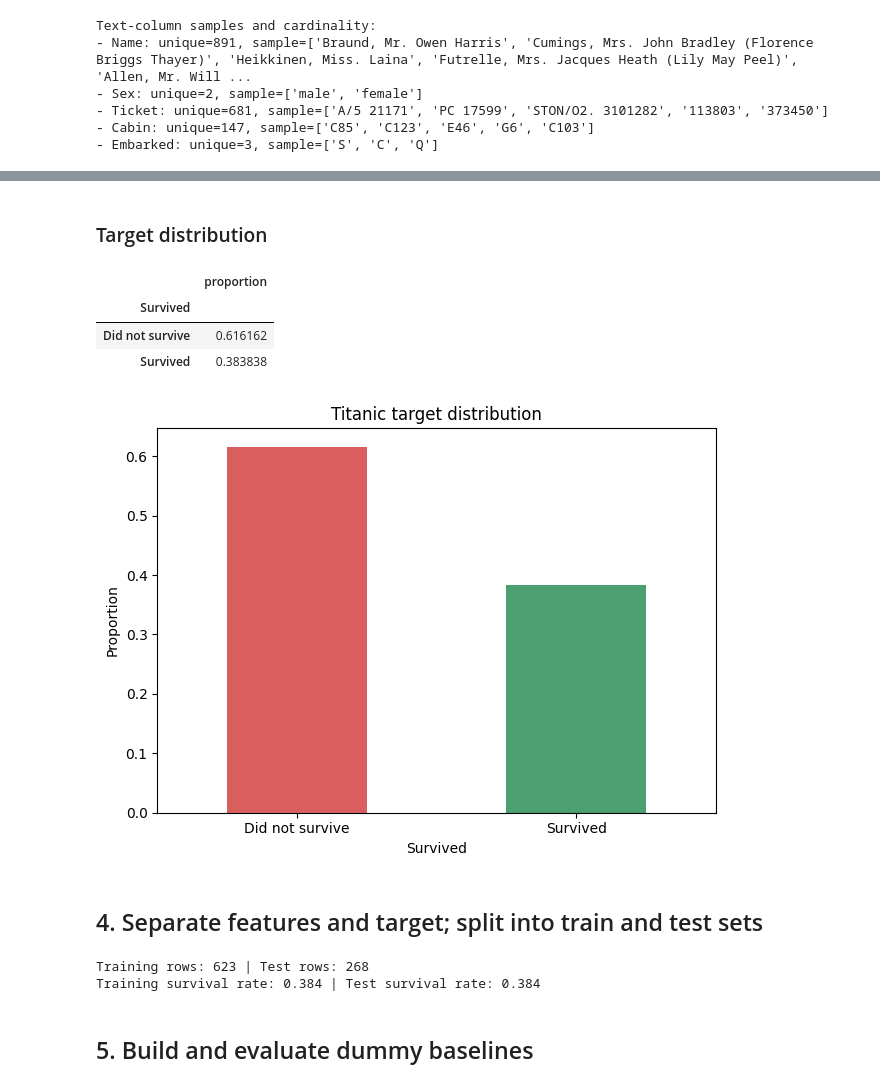
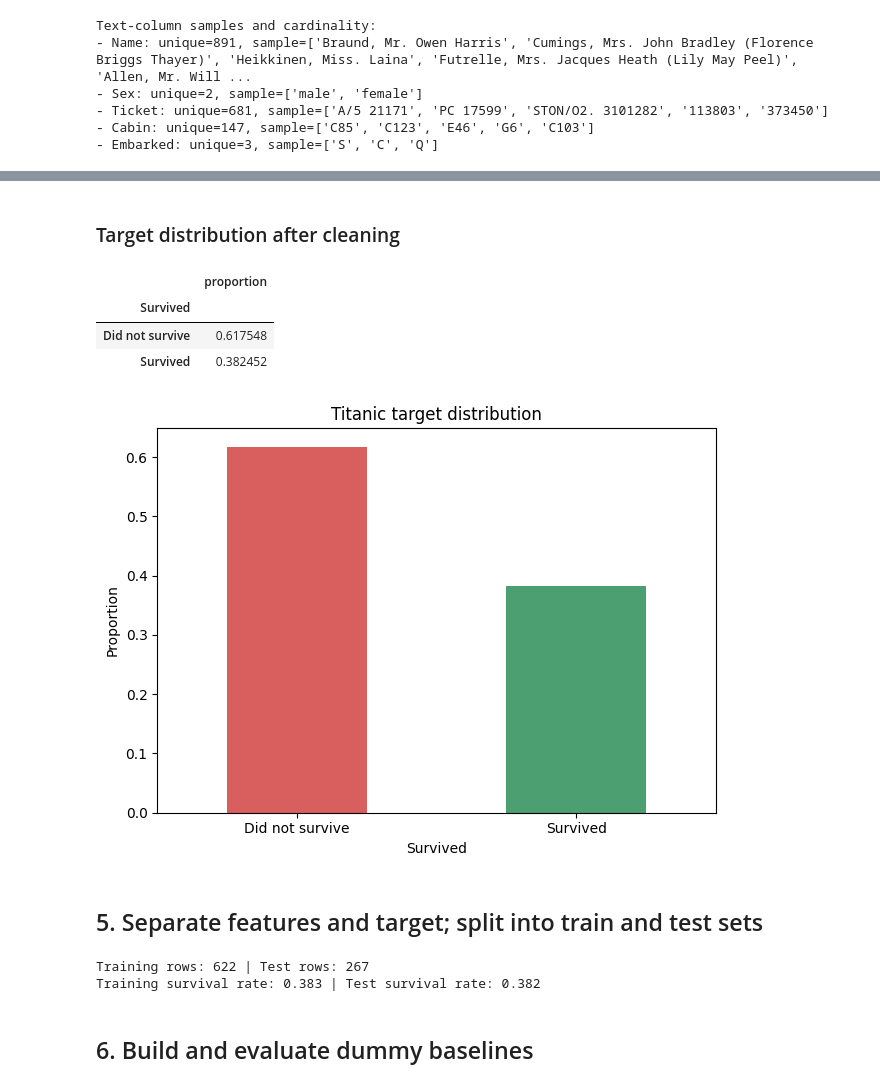
Before and after one commit to MehulCodr/SEM-5-ML-Labs, a Jupyter notebook: Week 2/Experiment_1_Baseline_Modelling.ipynb, the cells around one changed output, grey strips where cells are left out. Cells and saved outputs as stored; diff of their text form; code cells hidden in the pictures.

```diff
--- a/Week 2/Experiment_1_Baseline_Modelling.ipynb
+++ b/Week 2/Experiment_1_Baseline_Modelling.ipynb
@@ -147,0 +151,18 @@ Text-column samples and cardinality:
+# %%
+df_clean = df.copy()
+
+cabin_mode = df_clean["Cabin"].mode(dropna=True).iloc[0]
+cabin_missing_before = int(df_clean["Cabin"].isna().sum())
+df_clean["Cabin"] = df_clean["Cabin"].fillna(cabin_mode)
+
+embarked_missing_before = int(df_clean["Embarked"].isna().sum())
+df_clean = df_clean.dropna(subset=["Embarked"]).reset_index(drop=True)
+
+assert df_clean["Cabin"].isna().sum() == 0
+assert df_clean["Embarked"].isna().sum() == 0
+
+print(f"Cabin mode used: {cabin_mode}")
+print(f"Cabin values imputed: {cabin_missing_before}")
+print(f"Rows dropped for missing Embarked: {embarked_missing_before}")
+print(f"Cleaned dataset shape: {df_clean.shape}")
+display(df_clean[["Cabin", "Embarked"]].isna().sum().rename("missing_after_cleaning").to_frame())
@@ -148,28 +177,28 @@ Text-column samples and cardinality:
 # %% [markdown]
-### Target distribution
+### Target distribution after cleaning
 # %%
-target_share = df["Survived"].value_counts(normalize=True).sort_index()
+target_share = df_clean["Survived"].value_counts(normalize=True).sort_index()
 display(target_share.rename(index={0: "Did not survive", 1: "Survived"}).to_frame("proportion"))
 ax = target_share.rename(index={0: "Did not survive", 1: "Survived"}).plot.bar(
     color=["#d95f5f", "#4c9f70"], rot=0, title="Titanic target distribution"
 )
 ax.set_ylabel("Proportion")
 plt.tight_layout()
 plt.show()
 # %% [output]
 |  | proportion |
 | Survived |  |
-| Did not survive | 0.616162 |
-| Survived | 0.383838 |
+| Did not survive | 0.617548 |
+| Survived | 0.382452 |
 [figure]
 # %% [markdown]
-## 4. Separate features and target; split into train and test sets
+## 5. Separate features and target; split into train and test sets
 # %%
 numeric_columns = ["Pclass", "Age", "SibSp", "Parch", "Fare"]
 categorical_columns = ["Sex", "Embarked"]
 feature_columns = numeric_columns + categorical_columns
-X = df[feature_columns].copy()
-y = df["Survived"].copy()
+X = df_clean[feature_columns].copy()
+y = df_clean["Survived"].copy()
 
 X_train, X_test, y_train, y_test = train_test_split(
     X, y, test_size=TEST_SIZE, random_state=RANDOM_STATE, stratify=y
@@ -177,10 +206,10 @@ X_train, X_test, y_train, y_test = train_test_split(
 print(f"Training rows: {len(X_train)} | Test rows: {len(X_test)}")
 print(f"Training survival rate: {y_train.mean():.3f} | Test survival rate: {y_test.mean():.3f}")
 # %% [output]
-Training rows: 623 | Test rows: 268
-Training survival rate: 0.384 | Test survival rate: 0.384
+Training rows: 622 | Test rows: 267
+Training survival rate: 0.383 | Test survival rate: 0.382
 # %% [markdown]
-## 5. Build and evaluate dummy baselines
+## 6. Build and evaluate dummy baselines
 # %%
 rows = []
 predictions = {}
```
Also changed, not shown: parts of 9 cells of this notebook, 3 other files.
